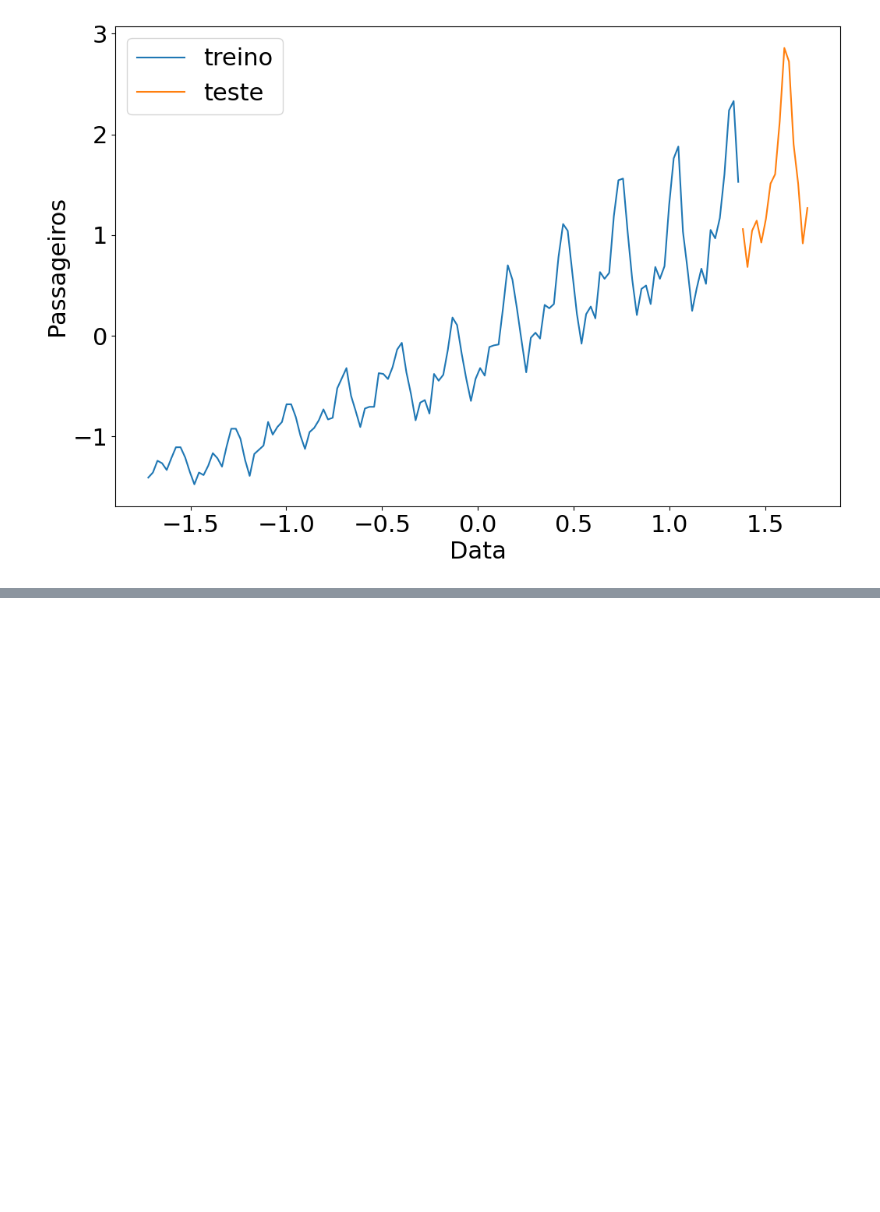
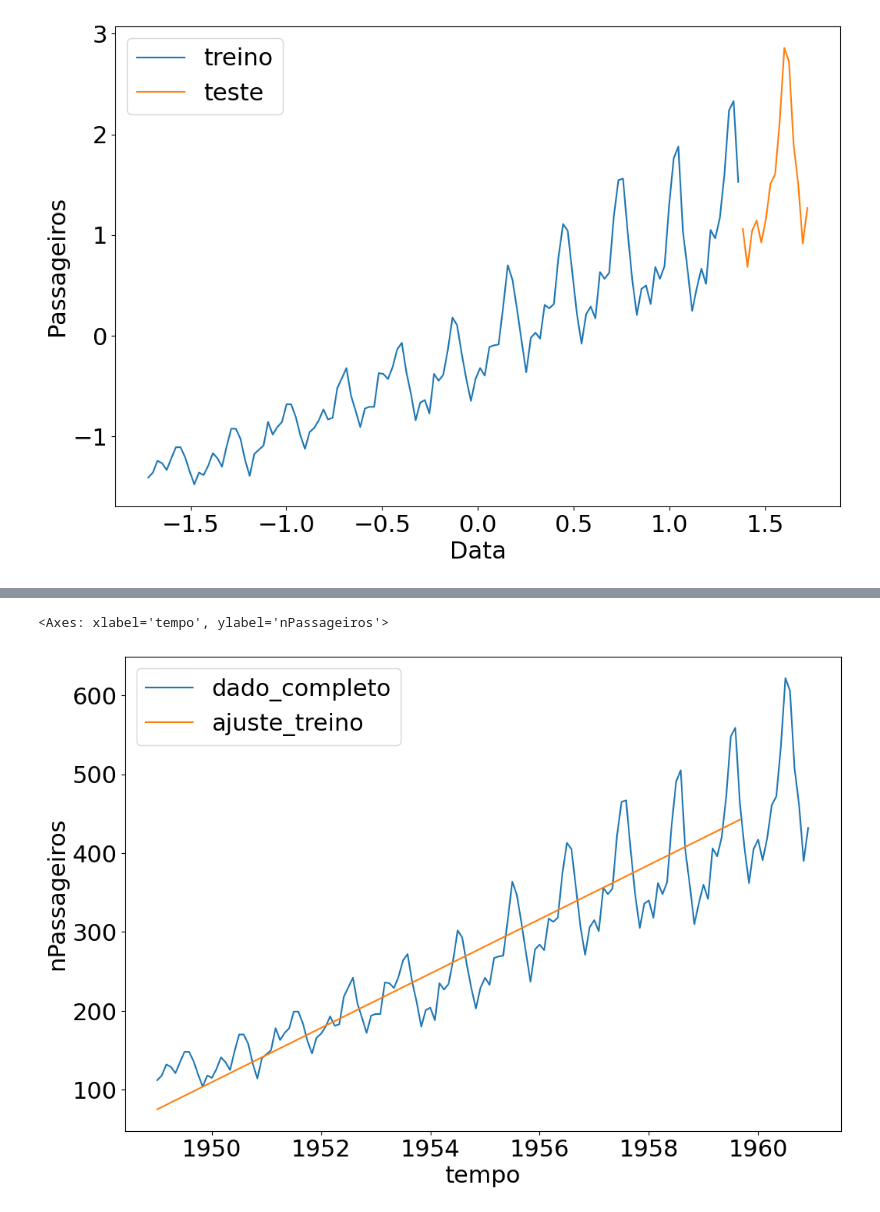
Before and after one commit to RaphaelSerrano12/Projetos-IA-Big-Data, a Jupyter notebook: Previsão_com_Keras.ipynb, the cells around one changed output, grey strips where cells are left out. Cells and saved outputs as stored; diff of their text form; code cells hidden in the pictures; blank space fills up the shorter version.

```diff
--- a/Previsão_com_Keras.ipynb
+++ b/Previsão_com_Keras.ipynb
@@ -79,0 +152,12 @@ regressor = Sequential()
+# %%
+resultado_transf = sc.inverse_transform(resultados)
+# %%
+resultado_transf = pd.DataFrame(resultado_transf)
+# %%
+resultado_transf.columns = ['tempo', 'nPassageiros']
+# %%
+sns.lineplot(x='tempo', y='nPassageiros',data=passageiros, label='dado_completo')
+sns.lineplot(x='tempo', y='nPassageiros',data=resultado_transf, label='ajuste_treino')
+# %% [output]
+<Axes: xlabel='tempo', ylabel='nPassageiros'>
+[figure, added]
```
Also changed, not shown: parts of 55 cells of this notebook.
